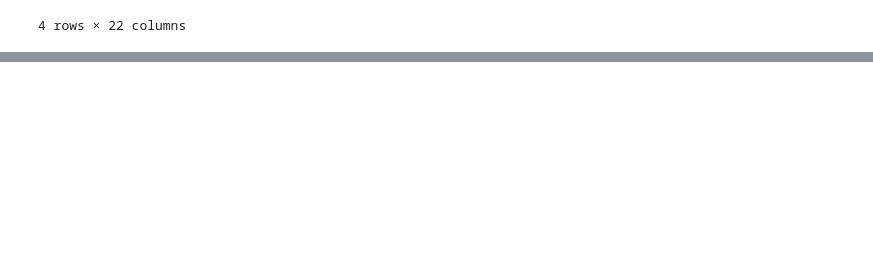
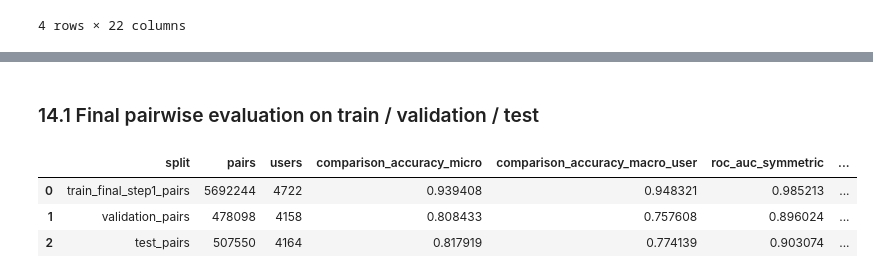
Before and after one commit to 99CCC/ACIT4530, a Jupyter notebook: David/step2.ipynb, the cells around one changed output, grey strips where cells are left out. Saved outputs shown, nothing was run; the diff lists cells and outputs as text; code cells hidden in the pictures; blank space fills up the shorter version.

Commit message:
step 2 important update

```diff
--- a/David/step2.ipynb
+++ b/David/step2.ipynb
@@ -4376,0 +3465,32 @@ display(pair_sampling_sensitivity_report.round(6))
+# %% [markdown]
+### 14.1 Final pairwise evaluation on train / validation / test
+# %%
+final_train_split_name = "train_final_step1_pairs"
+
+final_pairwise_eval = pd.DataFrame([
+    evaluate_pairwise(
+        final_model,
+        selected_train_pairs_idx,
+        device,
+        final_train_split_name,
+    ),
+    evaluate_pairwise(
+        final_model,
+        val_pairs_idx,
+        device,
+        "validation_pairs",
+    ),
+    evaluate_pairwise(
+        final_model,
+        test_pairs_idx,
+        device,
+        "test_pairs",
+    ),
+])
+
+display(final_pairwise_eval.round(6))
+# %% [output]
+|  | split | pairs | users | comparison_accuracy_micro | comparison_accuracy_macro_user | roc_auc_symmetric | ... |
+| 0 | train_final_step1_pairs | 5692244 | 4722 | 0.939408 | 0.948321 | 0.985213 | ... |
+| 1 | validation_pairs | 478098 | 4158 | 0.808433 | 0.757608 | 0.896024 | ... |
+| 2 | test_pairs | 507550 | 4164 | 0.817919 | 0.774139 | 0.903074 | ... |
```
Also changed, not shown: parts of 80 cells of this notebook, 36 other files.
